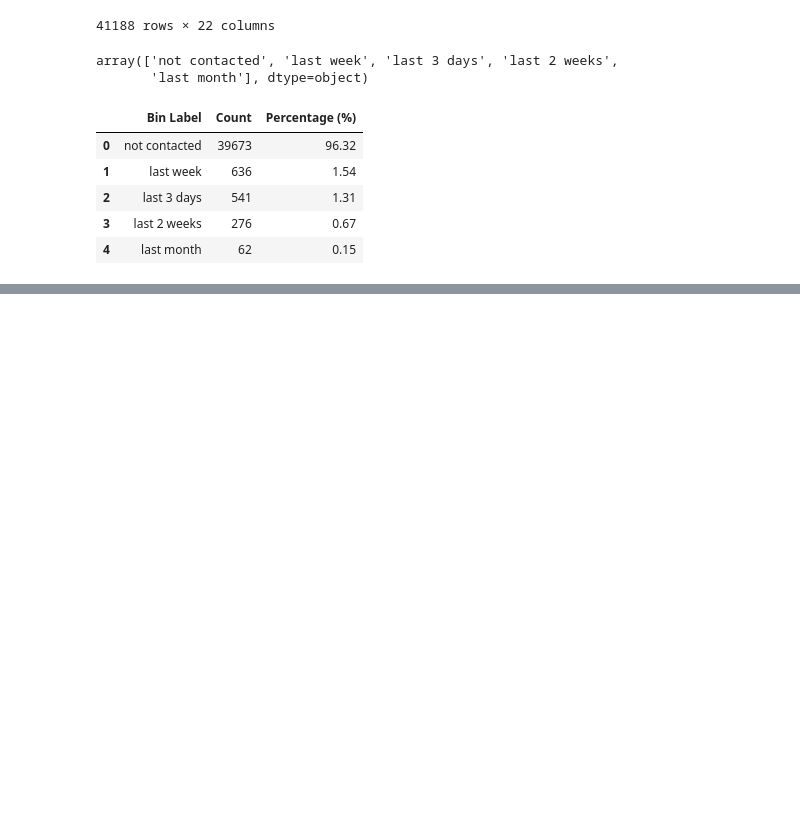
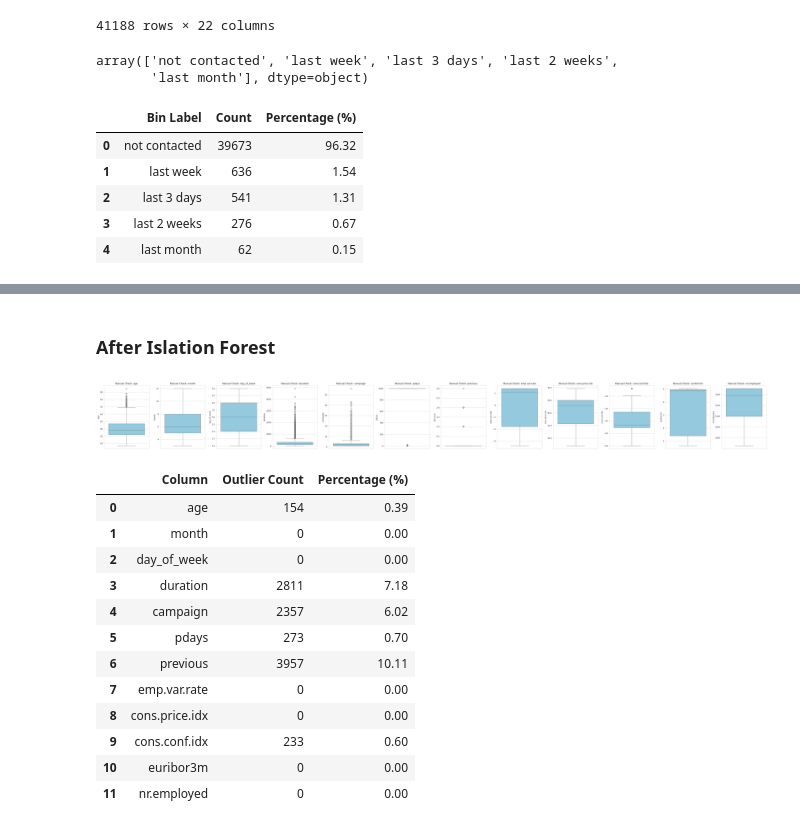
Before and after one commit to NitoBoritto/El_Farghaly_Bros., a Jupyter notebook: notebooks/expirement.ipynb, the cells around one changed output, grey strips where cells are left out. Cells and saved outputs as stored; diff of their text form; code cells hidden in the pictures; blank space fills up the shorter version.

```diff
--- a/notebooks/expirement.ipynb
+++ b/notebooks/expirement.ipynb
@@ -375,0 +495,19 @@ get_pdays_summary(df)
+# %% [markdown]
+### After Islation Forest
+# %%
+detect_outliers(df)
+# %% [output]
+[figure, added]
+|  | Column | Outlier Count | Percentage (%) |
+| 0 | age | 154 | 0.39 |
+| 1 | month | 0 | 0.00 |
+| 2 | day_of_week | 0 | 0.00 |
+| 3 | duration | 2811 | 7.18 |
+| 4 | campaign | 2357 | 6.02 |
+| 5 | pdays | 273 | 0.70 |
+| 6 | previous | 3957 | 10.11 |
+| 7 | emp.var.rate | 0 | 0.00 |
+| 8 | cons.price.idx | 0 | 0.00 |
+| 9 | cons.conf.idx | 233 | 0.60 |
+| 10 | euribor3m | 0 | 0.00 |
+| 11 | nr.employed | 0 | 0.00 |
```
Also changed, not shown: parts of 16 cells of this notebook.
